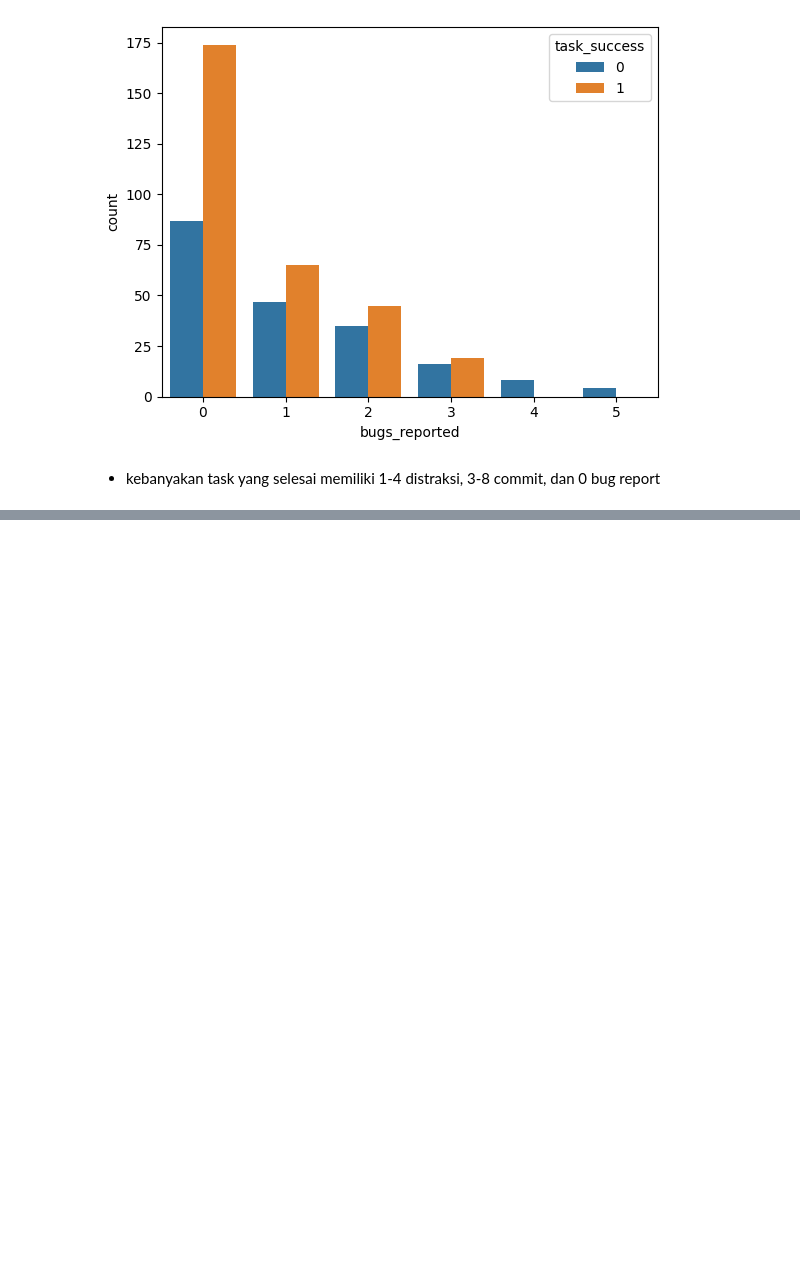
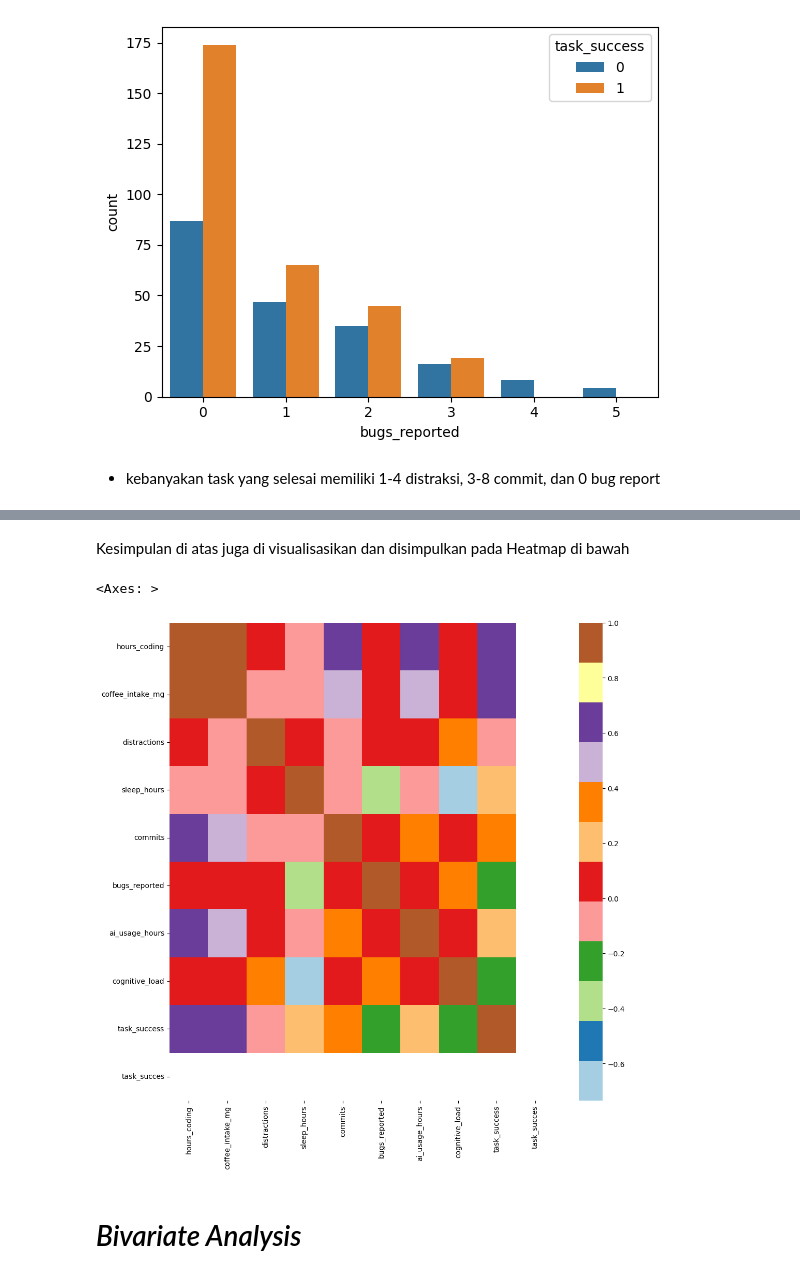
Before and after one commit to cevinpratama/MachineLearning, a Jupyter notebook: Classification/ai_dev_productivty/main.ipynb, the cells around one changed output, grey strips where cells are left out. Drawn from its saved outputs; the diff is of its cells as text; code cells hidden in the pictures; blank space fills up the shorter version.

```diff
--- a/Classification/ai_dev_productivty/main.ipynb
+++ b/Classification/ai_dev_productivty/main.ipynb
@@ -147,0 +159,10 @@ df1.head()
+# %% [markdown]
+Kesimpulan di atas juga di visualisasikan dan disimpulkan pada Heatmap di bawah
+# %%
+plt.figure(figsize=(12,12))
+sns.heatmap(df1.corr(), cmap="Paired")
+# %% [output]
+<Axes: >
+[figure, added]
+# %% [markdown]
+# *Bivariate Analysis*
```
Also changed, not shown: parts of 6 cells of this notebook.
